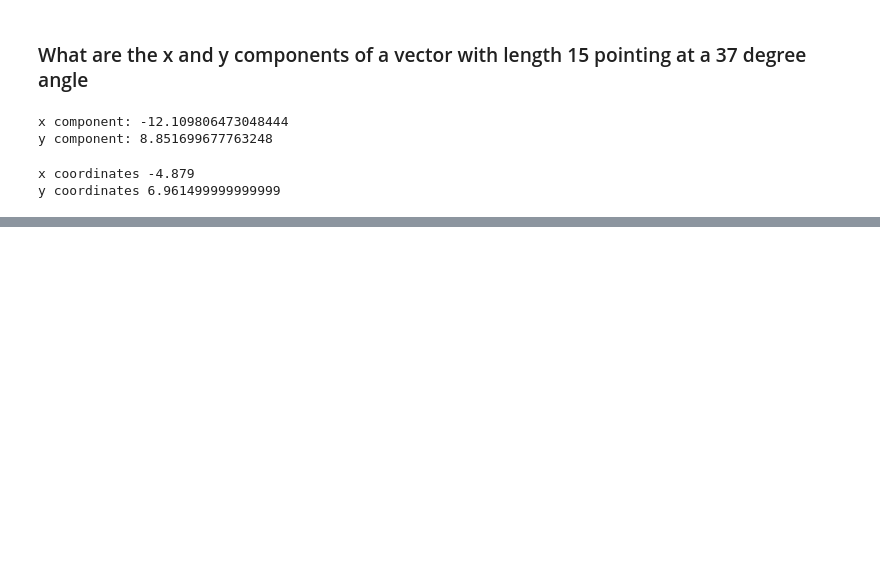
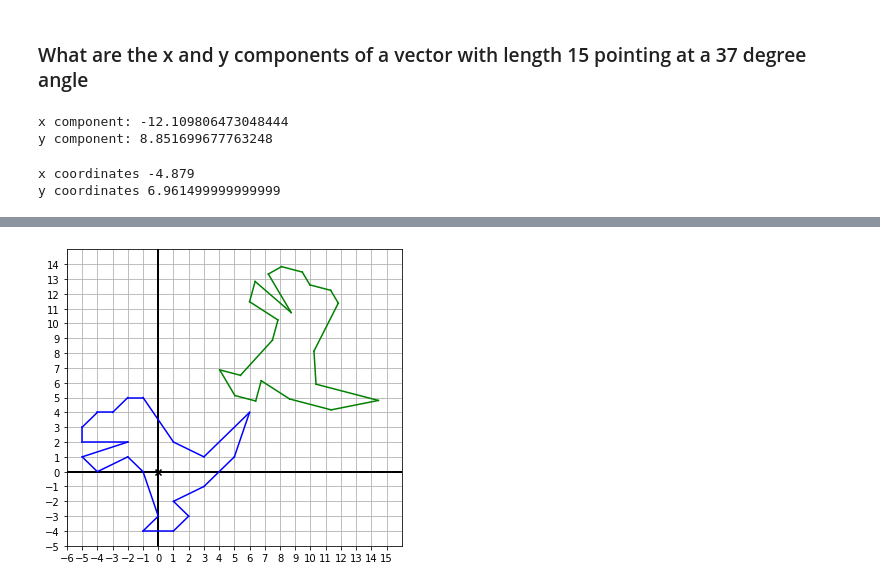
Before and after one commit to sergiovasquez122/Mathematics-for-programmers, a Jupyter notebook: Chapter_2_vectors.ipynb, the cells around one changed output, grey strips where cells are left out. Drawn from its saved outputs; the diff is of its cells as text; code cells hidden in the pictures; blank space fills up the shorter version.

```diff
--- a/Chapter_2_vectors.ipynb
+++ b/Chapter_2_vectors.ipynb
@@ -247,0 +268,11 @@ y coordinates 6.961499999999999
+# %%
+def rotate(theta, vectors):
+    polars = [cartesian_to_polar(v) for v in vectors]
+    return [to_cartesian((v_length, v_angle + theta)) for v_length, v_angle in polars]
+# %%
+new_dino = translation((8, 8), rotate(5 * pi/ 3, dino_vectors))
+# %%
+draw(Polygon(*dino_vectors, color = 'blue'),
+    Polygon(*new_dino, color = 'green'))
+# %% [output]
+[figure, added]
```
Also changed, not shown: parts of 5 cells of this notebook.
